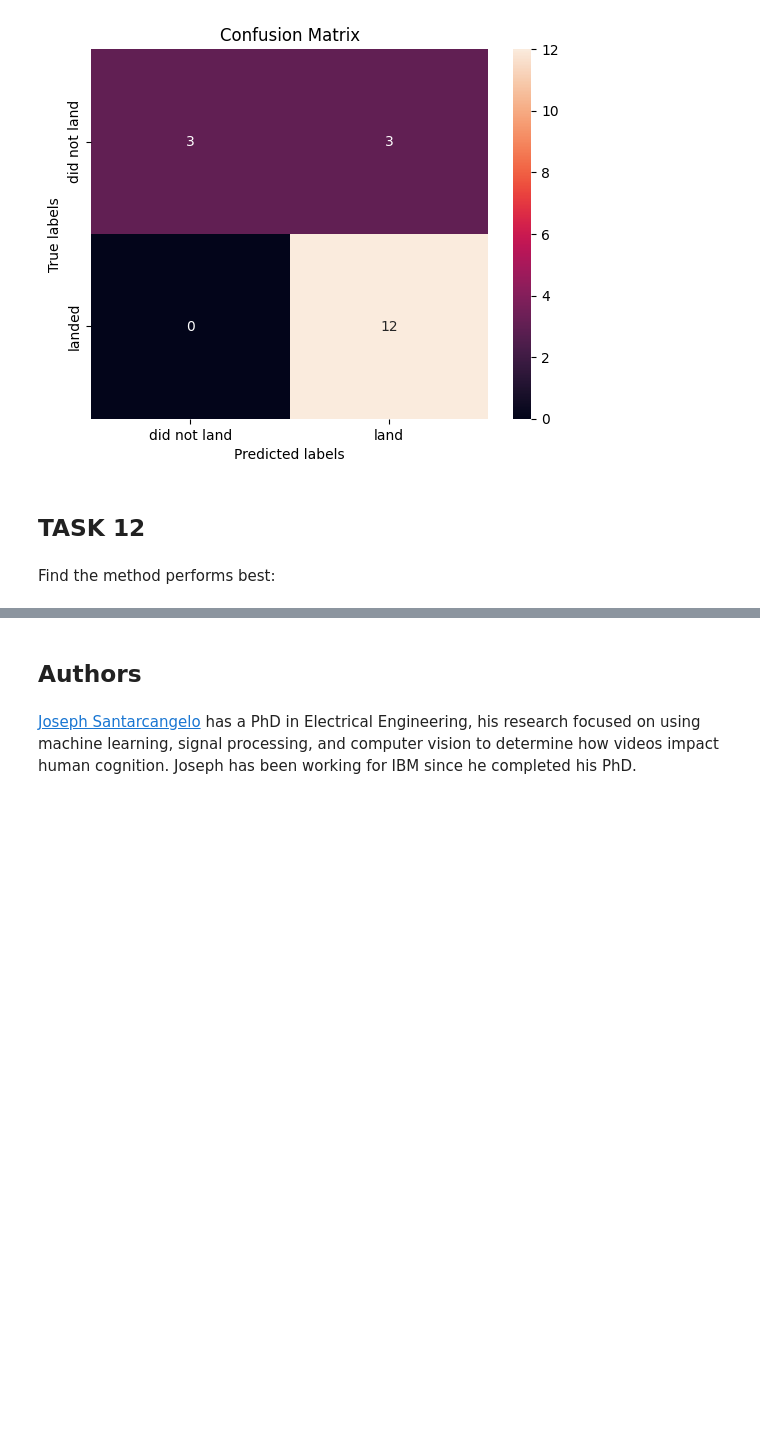
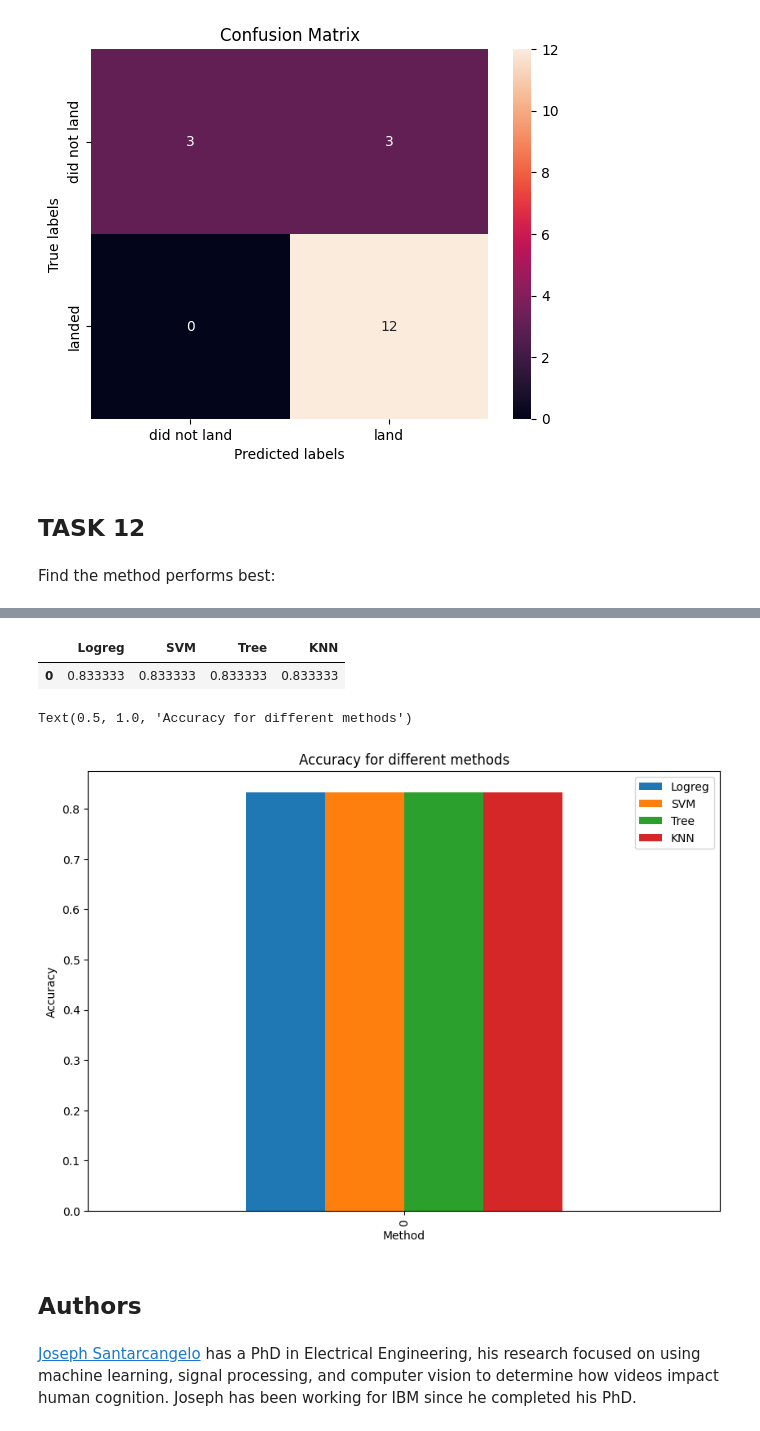
Before and after one commit to loladeshelle/Capstone_IBM, a Jupyter notebook: SpaceX_Machine Learning Prediction_Part_5-2.ipynb, the cells around one changed output, grey strips where cells are left out. Cells and saved outputs as stored; diff of their text form; code cells hidden in the pictures; blank space fills up the shorter version.

```diff
--- a/SpaceX_Machine Learning Prediction_Part_5-2.ipynb
+++ b/SpaceX_Machine Learning Prediction_Part_5-2.ipynb
@@ -381,3 +380,18 @@ scores
+# %%
+accuracy_plot_df = pd.DataFrame([accuracy], columns=['Logreg', 'SVM', 'Tree', 'KNN'])
+accuracy_plot_df
+# %% [output]
+|  | Logreg | SVM | Tree | KNN |
+| 0 | 0.833333 | 0.833333 | 0.833333 | 0.833333 |
+# %%
+
+accuracy_bar = accuracy_plot_df.plot(kind = 'bar', figsize=(10,7))
+accuracy_bar.set_xlabel('Method')
+accuracy_bar.set_ylabel('Accuracy')
+accuracy_bar.set_title('Accuracy for different methods')
+# %% [output]
+Text(0.5, 1.0, 'Accuracy for different methods')
+[figure, added]
 # %% [markdown]
 ## Authors
 # %% [markdown]
```
Also changed, not shown: parts of 3 cells of this notebook.
